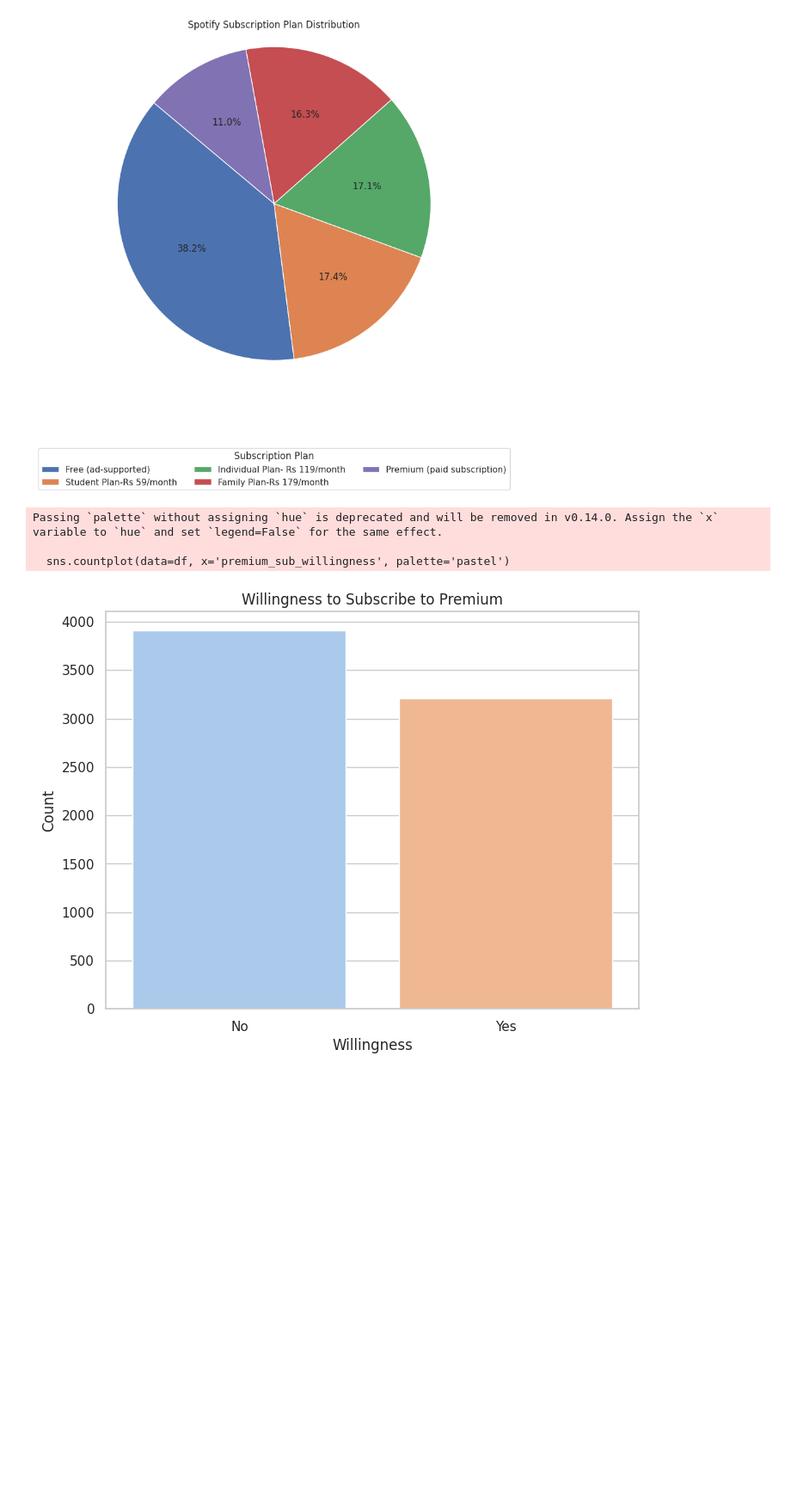
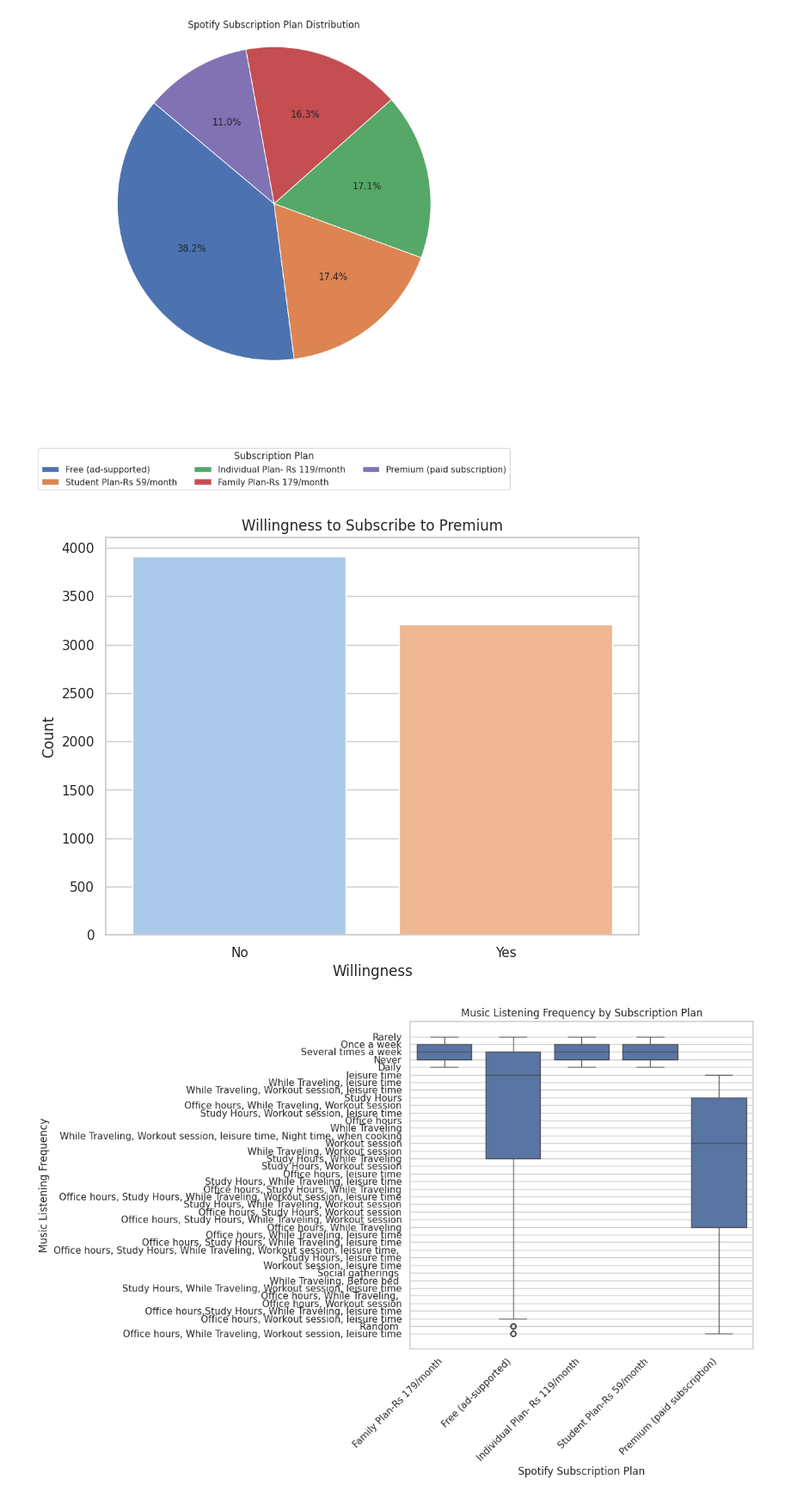
Before and after one commit to SabiJoseph/PRODIGY_DS_01, a Jupyter notebook: PRODIGY_DS_01.ipynb, the cells around one changed output. Shown at 86% size. Saved outputs shown, nothing was run; the diff lists cells and outputs as text; code cells hidden in the pictures; blank space fills up the shorter version.

```diff
--- a/PRODIGY_DS_01.ipynb
+++ b/PRODIGY_DS_01.ipynb
@@ -81,13 +92,22 @@ plt.show()
 # %%
 # 6. Willingness for Premium Subscription
 plt.figure(figsize=(8, 6))
-sns.countplot(data=df, x='premium_sub_willingness', palette='pastel')
+sns.countplot(data=df, x='premium_sub_willingness', hue='premium_sub_willingness', palette='pastel', legend=False)
 plt.title('Willingness to Subscribe to Premium')
 plt.xlabel('Willingness')
 plt.ylabel('Count')
 plt.show()
 # %% [output]
-Passing `palette` without assigning `hue` is deprecated and will be removed in v0.14.0. Assign the `x` variable to `hue` and set `legend=False` for the same effect.
-
-  sns.countplot(data=df, x='premium_sub_willingness', palette='pastel')
 [figure]
+# %%
+# 7. Preferred Premium Plan Amount
+plt.figure(figsize=(12, 8))  # Increase the figure size for better spacing
+sns.boxplot(data=df, x='spotify_subscription_plan', y='music_lis_frequency')
+plt.title('Music Listening Frequency by Subscription Plan')
+plt.xlabel('Spotify Subscription Plan')
+plt.ylabel('Music Listening Frequency')
+plt.xticks(rotation=45, ha='right')
+plt.tight_layout()
+plt.show()
+# %% [output]
+[figure, added]
```
Also changed, not shown: parts of 11 cells of this notebook.
